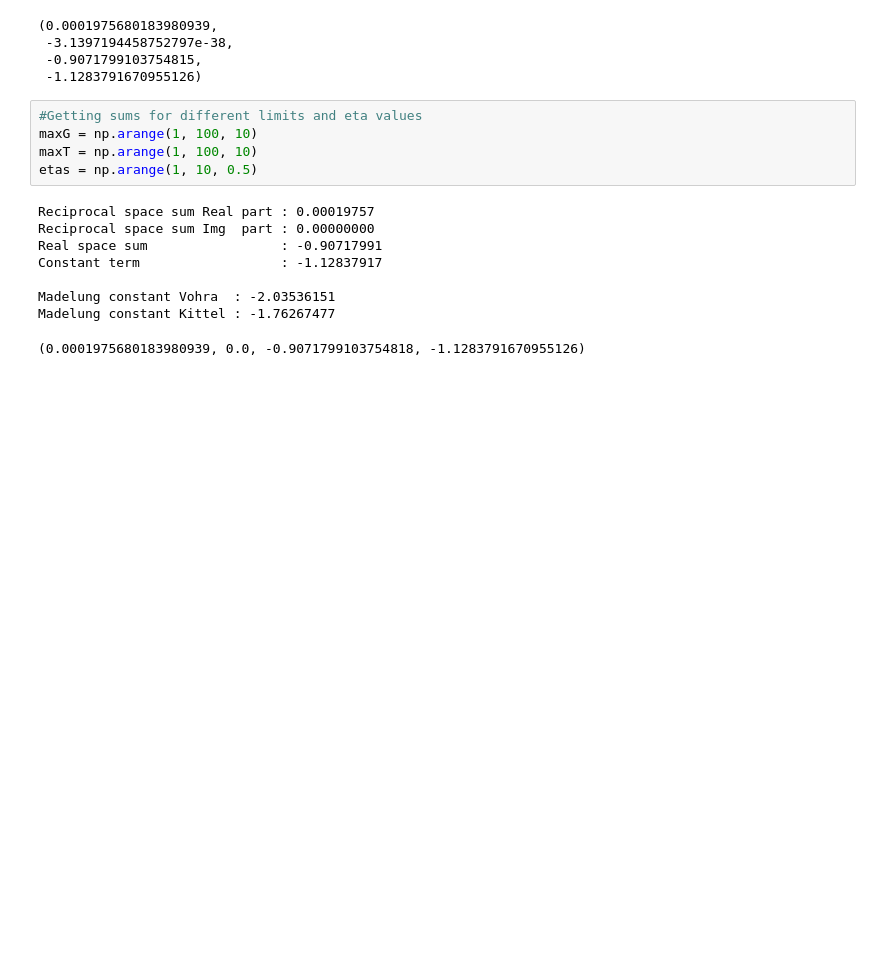
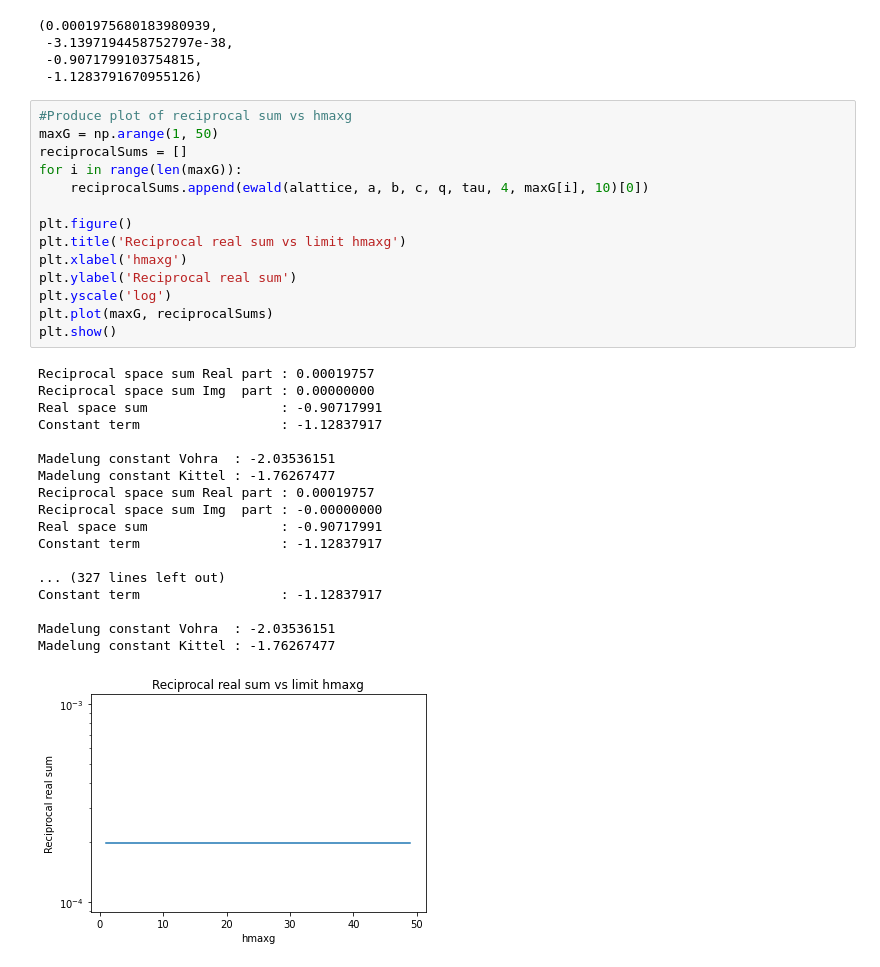
Before and after one commit to carle13/DipolarMagneticInteractions, a Jupyter notebook: csCl.ipynb, the cells around one changed output. Drawn from its saved outputs; the diff is of its cells as text; blank space fills up the shorter version.

Commit message:
graphs for convergence

```diff
--- a/csCl.ipynb
+++ b/csCl.ipynb
@@ -34,17 +34,36 @@ Madelung constant Kittel : -1.76267477
  -3.1397194458752797e-38,
  -0.9071799103754815,
  -1.1283791670955126)
-# %%
-#Getting sums for different limits and eta values
-maxG = np.arange(1, 100, 10)
-maxT = np.arange(1, 100, 10)
-etas = np.arange(1, 10, 0.5)
-# %% [output]
-Reciprocal space sum Real part : 0.00019757
-Reciprocal space sum Img  part : 0.00000000
-Real space sum                 : -0.90717991
-Constant term                  : -1.12837917
-
-Madelung constant Vohra  : -2.03536151
-Madelung constant Kittel : -1.76267477
-(0.0001975680183980939, 0.0, -0.9071799103754818, -1.1283791670955126)
+# %%
+#Produce plot of reciprocal sum vs hmaxg
+maxG = np.arange(1, 50)
+reciprocalSums = []
+for i in range(len(maxG)):
+    reciprocalSums.append(ewald(alattice, a, b, c, q, tau, 4, maxG[i], 10)[0])
+
+plt.figure()
+plt.title('Reciprocal real sum vs limit hmaxg')
+plt.xlabel('hmaxg')
+plt.ylabel('Reciprocal real sum')
+plt.yscale('log')
+plt.plot(maxG, reciprocalSums)
+plt.show()
+# %% [output]
+Reciprocal space sum Real part : 0.00019757
+Reciprocal space sum Img  part : 0.00000000
+Real space sum                 : -0.90717991
+Constant term                  : -1.12837917
+
+Madelung constant Vohra  : -2.03536151
+Madelung constant Kittel : -1.76267477
+Reciprocal space sum Real part : 0.00019757
+Reciprocal space sum Img  part : -0.00000000
+Real space sum                 : -0.90717991
+Constant term                  : -1.12837917
+
+... (327 lines left out)
+Constant term                  : -1.12837917
+
+Madelung constant Vohra  : -2.03536151
+Madelung constant Kittel : -1.76267477
+[figure, added]
```
Also changed, not shown: parts of 2 cells of this notebook.
